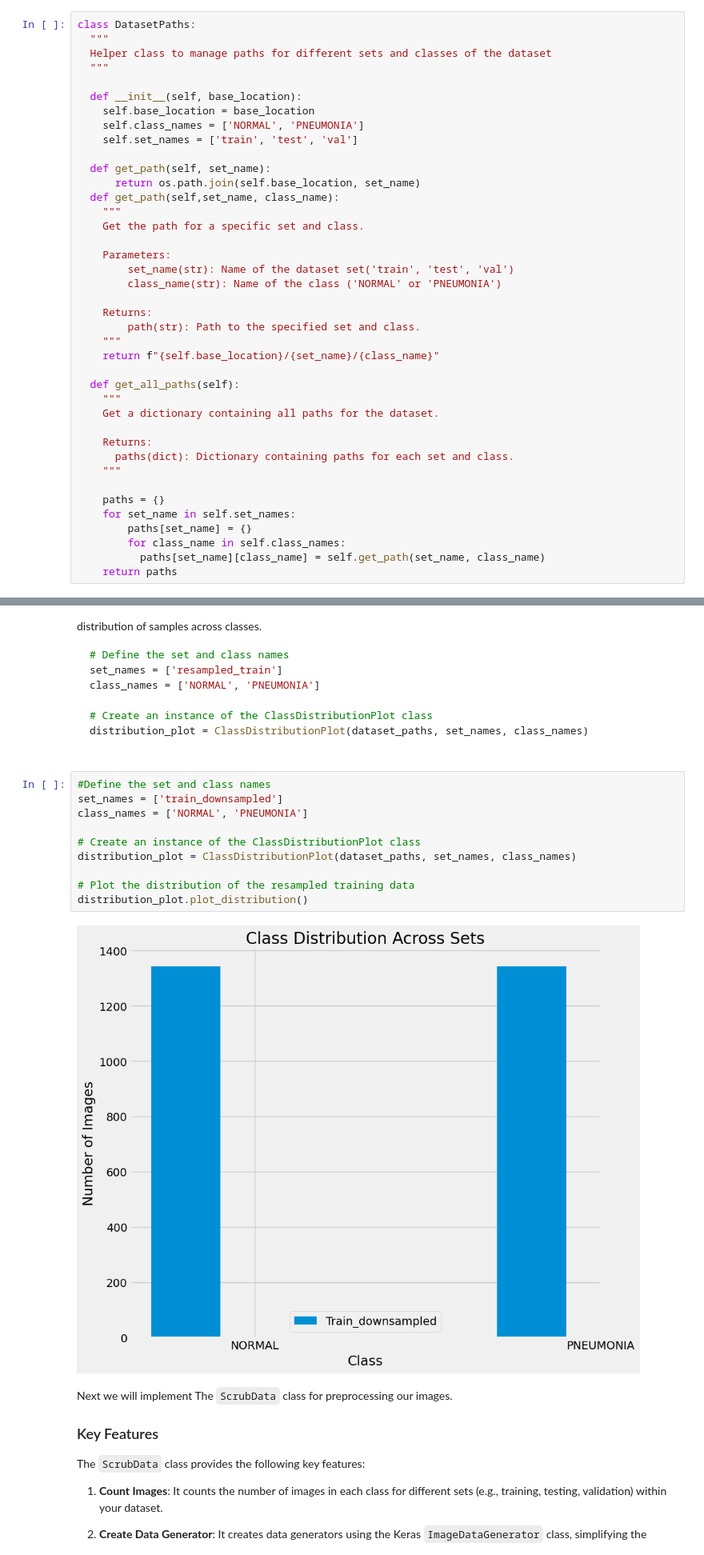
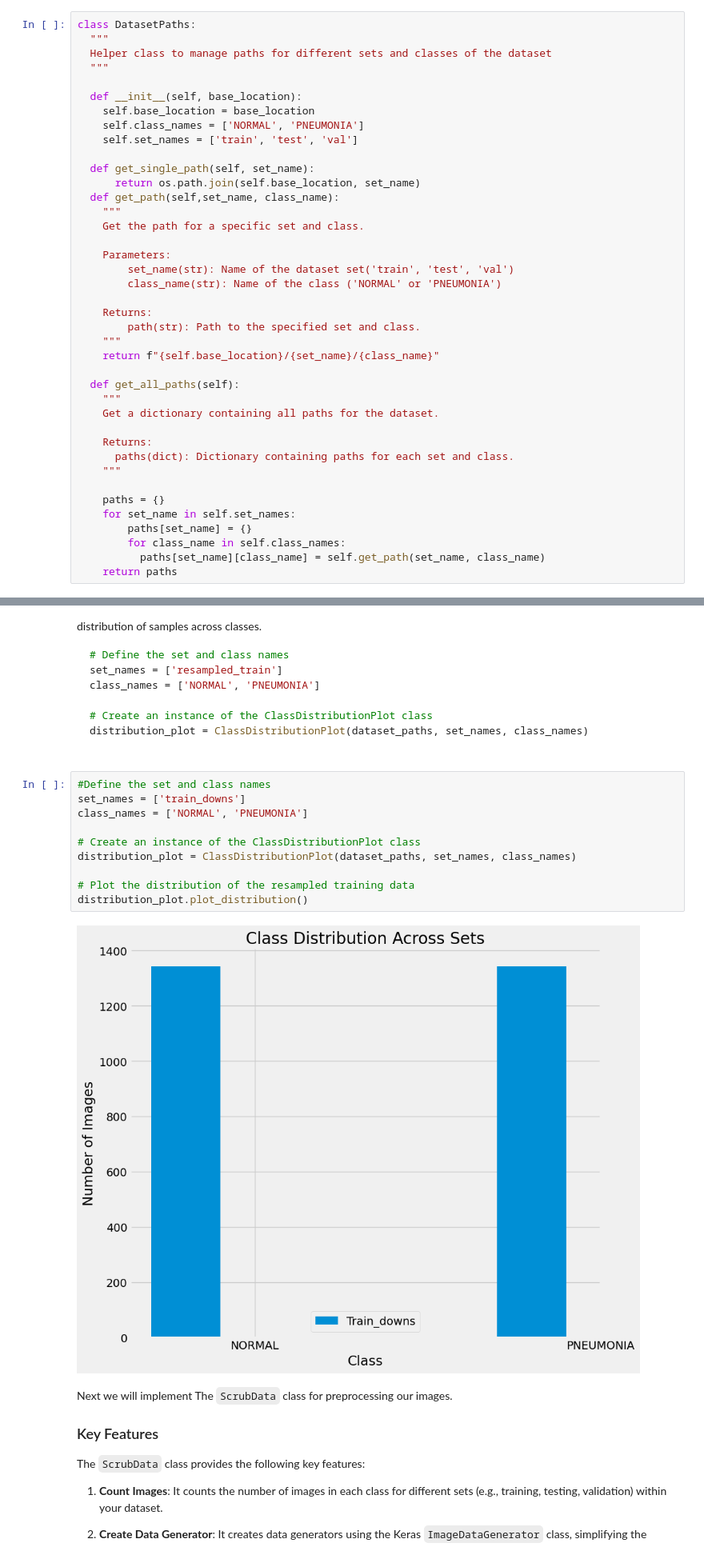
Before and after one commit to dataeducator/Image_Classification_with_Deep_Learning, a Jupyter notebook: image_classification_with_deep_learning.ipynb, the cells around one changed output, grey strips where cells are left out. Shown at 80% size. Saved outputs shown, nothing was run; the diff lists cells and outputs as text.

```diff
--- a/image_classification_with_deep_learning.ipynb
+++ b/image_classification_with_deep_learning.ipynb
@@ -318,7 +318,7 @@ class DatasetPaths:
     self.class_names = ['NORMAL', 'PNEUMONIA']
     self.set_names = ['train', 'test', 'val']
 
-  def get_path(self, set_name):
+  def get_single_path(self, set_name):
       return os.path.join(self.base_location, set_name)
   def get_path(self,set_name, class_name):
     """
@@ -600,16 +600,16 @@ class_names = ['NORMAL', 'PNEUMONIA']
 distribution_plot = ClassDistributionPlot(dataset_paths, set_names, class_names)
 # %%
 #Define the set and class names
-set_names = ['train_downsampled']
+set_names = ['train_downs']
 class_names = ['NORMAL', 'PNEUMONIA']
 
 # Create an instance of the ClassDistributionPlot class
 distribution_plot = ClassDistributionPlot(dataset_paths, set_names, class_names)
 
 # Plot the distribution of the resampled training data
 distribution_plot.plot_distribution()
 # %% [output]
-[figure, old version]
+[figure, new version]
 # %% [markdown]
 Next we will implement The `ScrubData` class for preprocessing our images.
 
```
Also changed, not shown: parts of 11 cells of this notebook.
